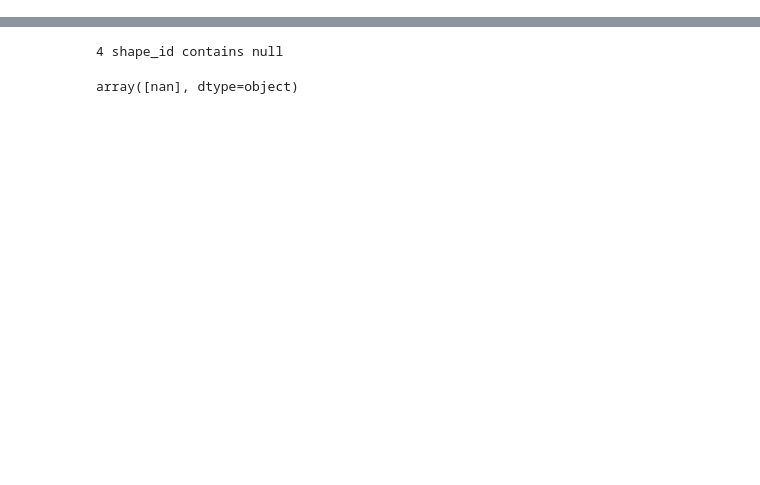
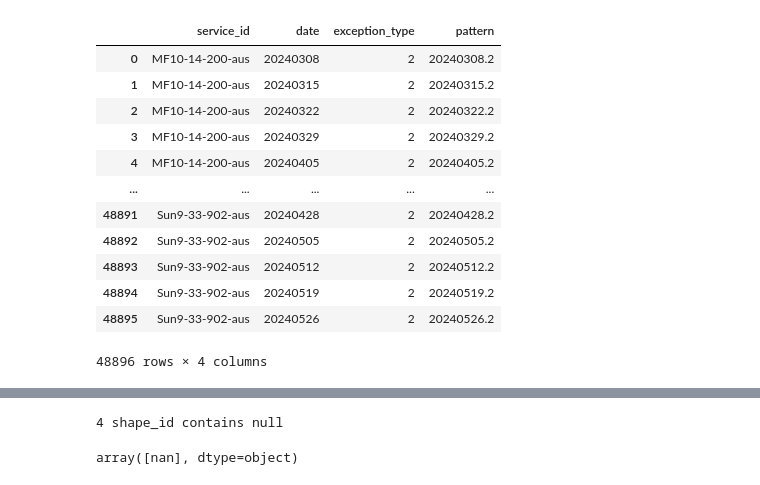
Before and after one commit to thanhan910/AusGeo-old-1, a Jupyter notebook: notebooks/ptv-analysis.ipynb, the cells around one changed output, grey strips where cells are left out. Cells and saved outputs as stored; diff of their text form; code cells hidden in the pictures; blank space fills up the shorter version.

```diff
--- a/notebooks/ptv-analysis.ipynb
+++ b/notebooks/ptv-analysis.ipynb
@@ -77,0 +341,16 @@ df4_branches = DF['4']['routes'].groupby('route_name')['branch'].unique()
+# %%
+DF['4']['calendar_dates']
+# %% [output]
+|  | service_id | date | exception_type | pattern |
+| 0 | MF10-14-200-aus | 20240308 | 2 | 20240308.2 |
+| 1 | MF10-14-200-aus | 20240315 | 2 | 20240315.2 |
+| 2 | MF10-14-200-aus | 20240322 | 2 | 20240322.2 |
+| 3 | MF10-14-200-aus | 20240329 | 2 | 20240329.2 |
+| 4 | MF10-14-200-aus | 20240405 | 2 | 20240405.2 |
+| ... | ... | ... | ... | ... |
+| 48891 | Sun9-33-902-aus | 20240428 | 2 | 20240428.2 |
+| 48892 | Sun9-33-902-aus | 20240505 | 2 | 20240505.2 |
+| 48893 | Sun9-33-902-aus | 20240512 | 2 | 20240512.2 |
+| 48894 | Sun9-33-902-aus | 20240519 | 2 | 20240519.2 |
+| 48895 | Sun9-33-902-aus | 20240526 | 2 | 20240526.2 |
+48896 rows × 4 columns
```
Also changed, not shown: parts of 47 cells of this notebook.
